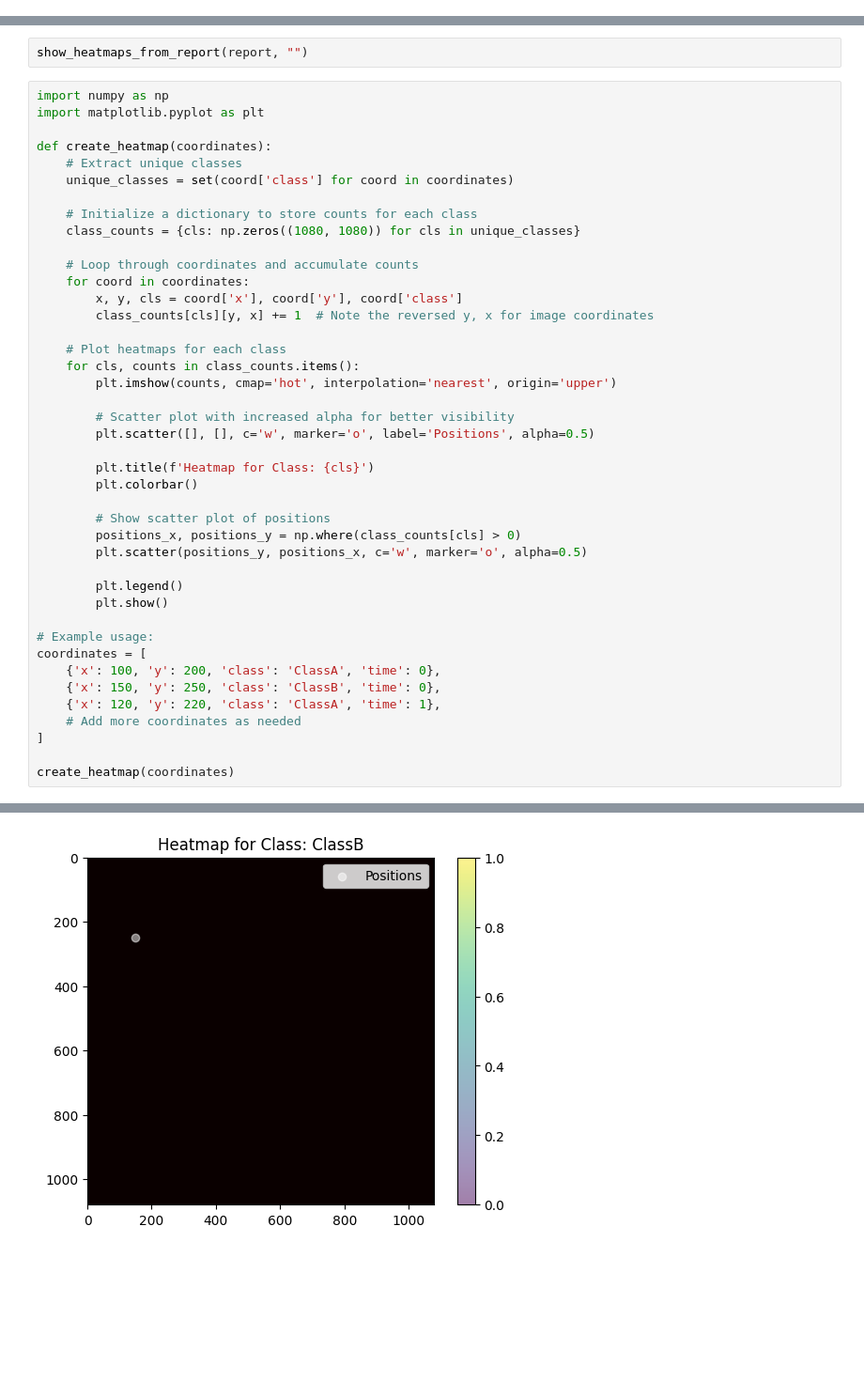
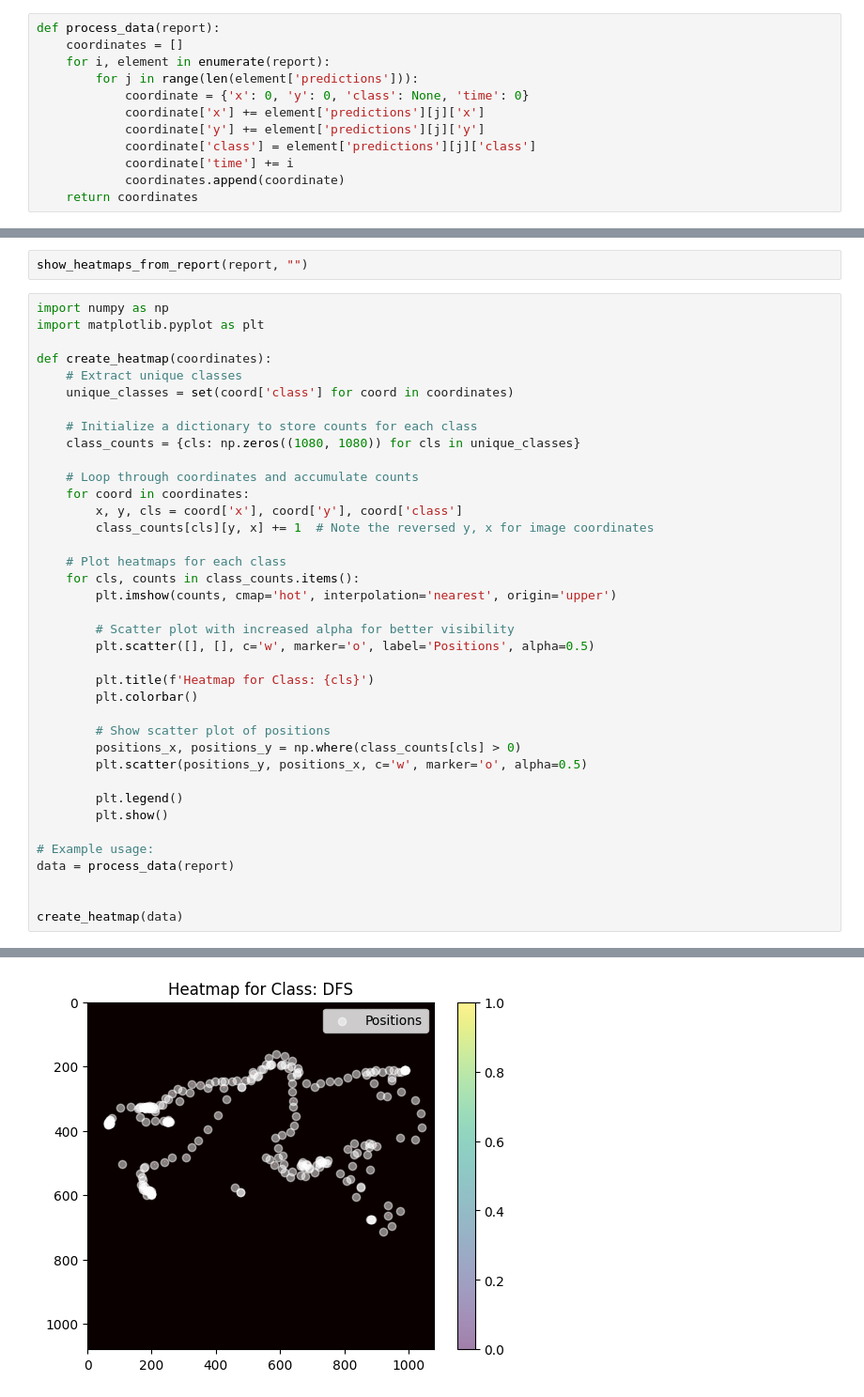
Before and after one commit to mariusBRM/M8_Valorant, a Jupyter notebook: heat_map.ipynb, the cells around one changed output, grey strips where cells are left out. Shown: that part at 94% size. Cells and saved outputs as stored; diff of their text form; blank space fills up the shorter version.

```diff
--- a/heat_map.ipynb
+++ b/heat_map.ipynb
@@ -82,3 +109,15 @@ def evaluation(model, paths_to_images):
 report = evaluation(model, get_file_names_in_folder("heatmaps_data/round3_lotus_images/"))
 # %%
 report
+# %%
+def process_data(report):
+    coordinates = []
+    for i, element in enumerate(report):
+        for j in range(len(element['predictions'])):
+            coordinate = {'x': 0, 'y': 0, 'class': None, 'time': 0}
+            coordinate['x'] += element['predictions'][j]['x']
+            coordinate['y'] += element['predictions'][j]['y']
+            coordinate['class'] = element['predictions'][j]['class']
+            coordinate['time'] += i
+            coordinates.append(coordinate)
+    return coordinates
@@ -163,12 +204,8 @@ def create_heatmap(coordinates):
         plt.show()
 
 # Example usage:
-coordinates = [
-    {'x': 100, 'y': 200, 'class': 'ClassA', 'time': 0},
-    {'x': 150, 'y': 250, 'class': 'ClassB', 'time': 0},
-    {'x': 120, 'y': 220, 'class': 'ClassA', 'time': 1},
-    # Add more coordinates as needed
-]
+data = process_data(report)
 
-create_heatmap(coordinates)
+
+create_heatmap(data)
 # %% [output]
@@ -176 +213 @@ create_heatmap(coordinates)
-[figure, old version]
+[figure, new version]
```
Also changed, not shown: parts of 9 cells of this notebook.
